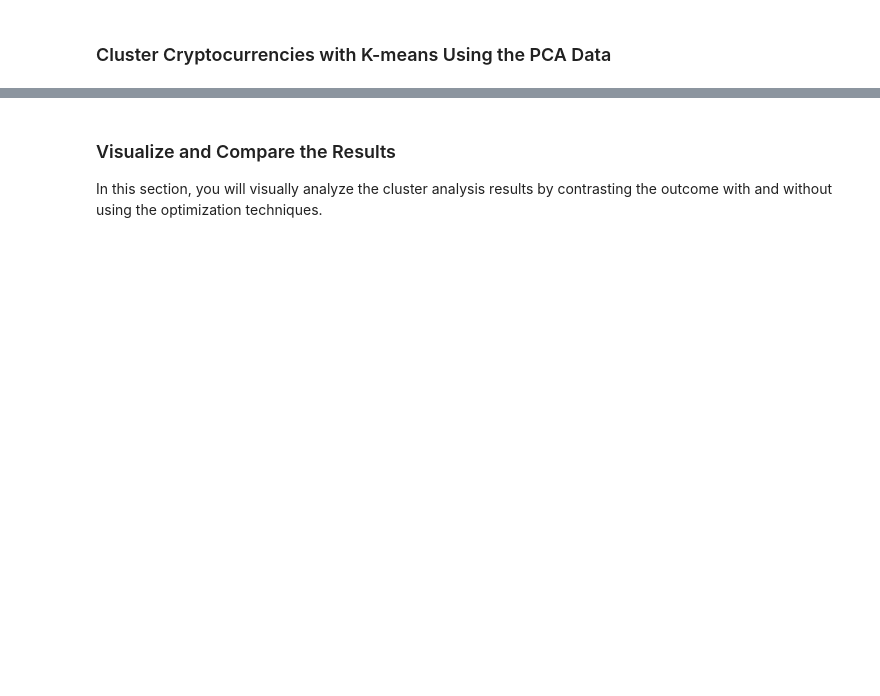
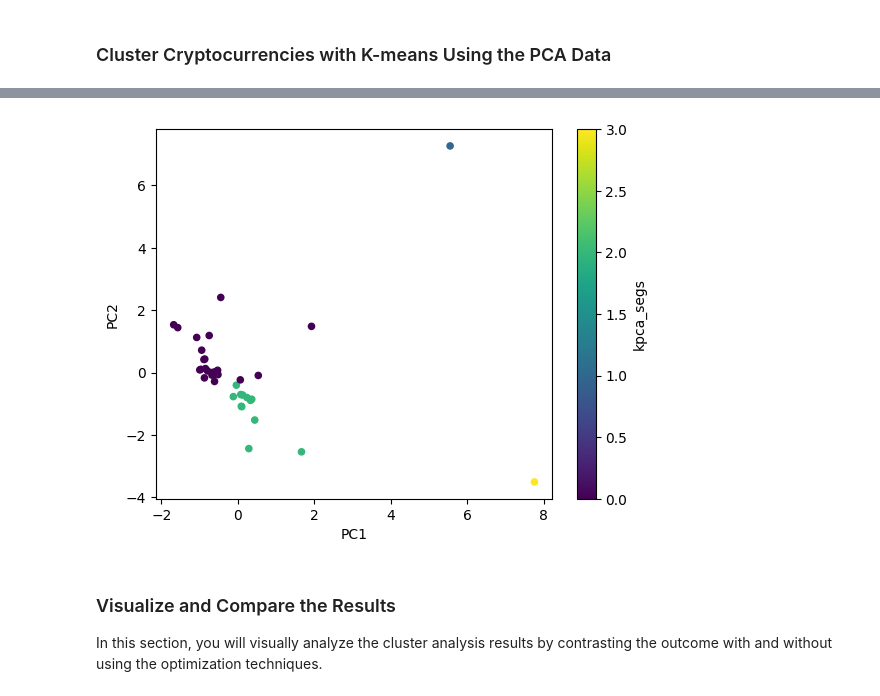
Before and after one commit to toejo/belly-button-challenge, a Jupyter notebook: Crypto_Clustering.ipynb, the cells around one changed output, grey strips where cells are left out. Drawn from its saved outputs; the diff is of its cells as text; code cells hidden in the pictures; blank space fills up the shorter version.

```diff
--- a/Crypto_Clustering.ipynb
+++ b/Crypto_Clustering.ipynb
@@ -260,5 +297,7 @@ plt.show()
 ### Cluster Cryptocurrencies with K-means Using the PCA Data
 # %%
 # Initialize the K-Means model using the best value for k
+kpca_model = KMeans(n_clusters = 4)
 # %%
 # Fit the K-Means model using the PCA data
+kpca_model.fit(pca_df_market_scaled)
@@ -265,4 +306,5 @@ plt.show()
 # %%
 # Predict the clusters to group the cryptocurrencies using the PCA data
-
+kpca_preds = kpca_model.predict(pca_df_market_scaled)
 # Print the resulting array of cluster values.
+kpca_preds
@@ -269,8 +315,9 @@ plt.show()
 # %%
 # Create a copy of the DataFrame with the PCA data
-
+pca_df_market_scaled_copy = pca_df_market_scaled.copy()
 
 # Add a new column to the DataFrame with the predicted clusters
-
+pca_df_market_scaled_copy['kpca_segs'] = kpca_preds
 
 # Display sample data
+pca_df_market_scaled_copy.sample(10)
@@ -277,9 +337,16 @@ plt.show()
 # %%
 # Create a scatter plot using hvPlot by setting
 # `x="PC1"` and `y="PC2"`.
 # Color the graph points with the labels found using K-Means and
 # add the crypto name in the `hover_cols` parameter to identify
 # the cryptocurrency represented by each data point.
+
+pca_df_market_scaled_copy.plot.scatter('PC1', 'PC2',
+                                   c='kpca_segs', colormap = 'viridis')
+
+plt.show()
+# %% [output]
+[figure, added]
 # %% [markdown]
 ### Visualize and Compare the Results
 
```
Also changed, not shown: parts of 21 cells of this notebook.
